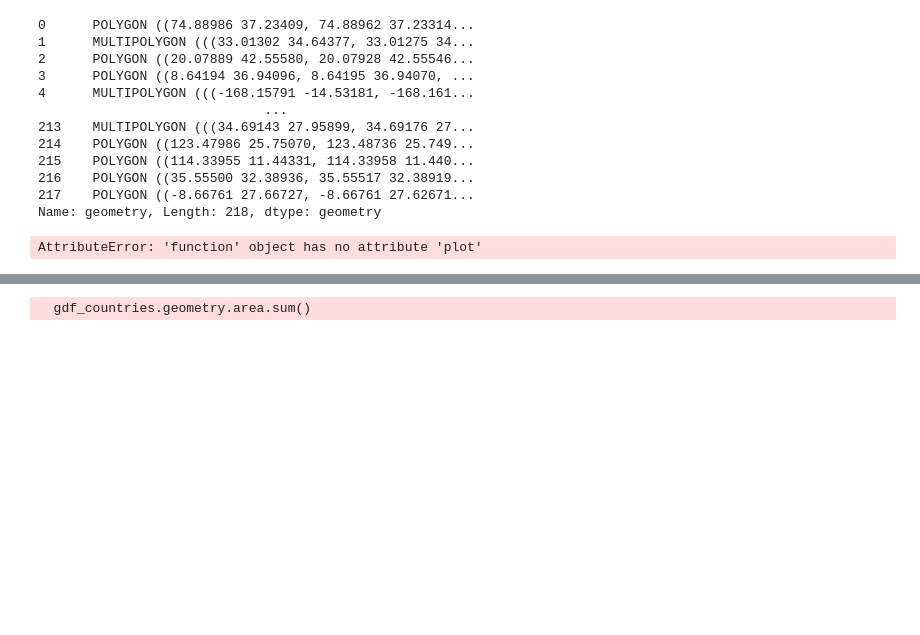
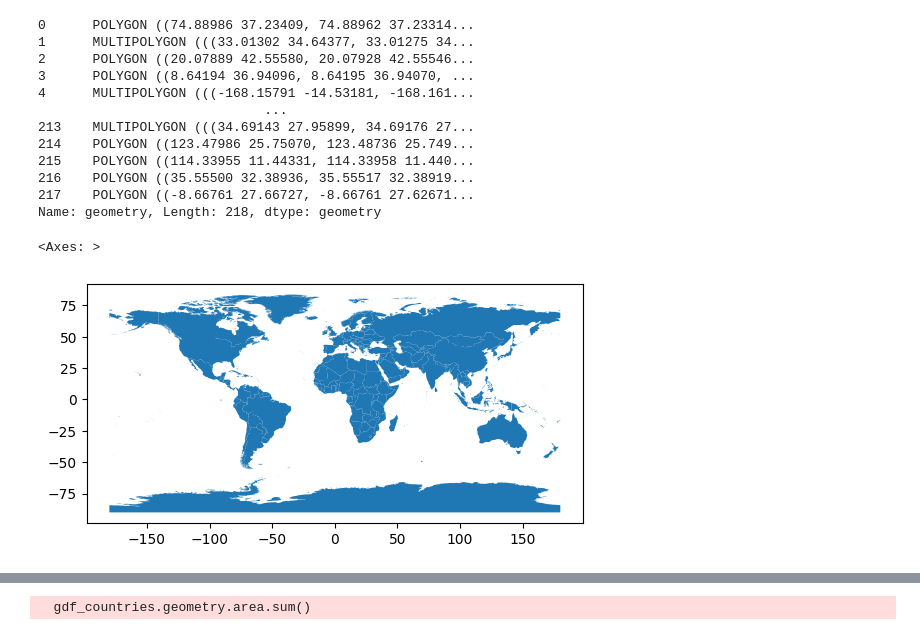
Before and after one commit to marcinszwagrzyk/Geo_Python_Ukraine_2024, a Jupyter notebook: 1_Map_projections.ipynb, the cells around one changed output, grey strips where cells are left out. Saved outputs shown, nothing was run; the diff lists cells and outputs as text; code cells hidden in the pictures; blank space fills up the shorter version.

```diff
--- a/1_CRS_fs.ipynb
+++ b/1_Map_projections.ipynb
@@ -97,9 +97,10 @@ gdf_countries.geometry
 Name: geometry, Length: 218, dtype: geometry
 # %%
 # Simple plot - Eqirctangular projection
-gdf_countries.to_crs.plot()
+gdf_countries.plot()
 # %% [output]
-AttributeError: 'function' object has no attribute 'plot'
+<Axes: >
+[figure, added]
 # %%
 gdf_countries.crs
 # %% [output]
```
Also changed, not shown: parts of 5 cells of this notebook.
